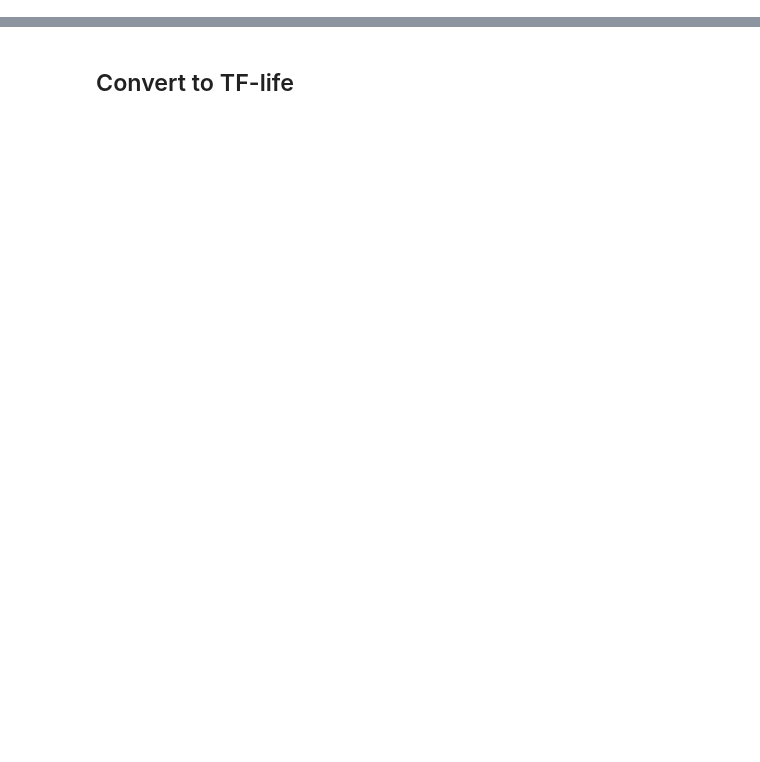
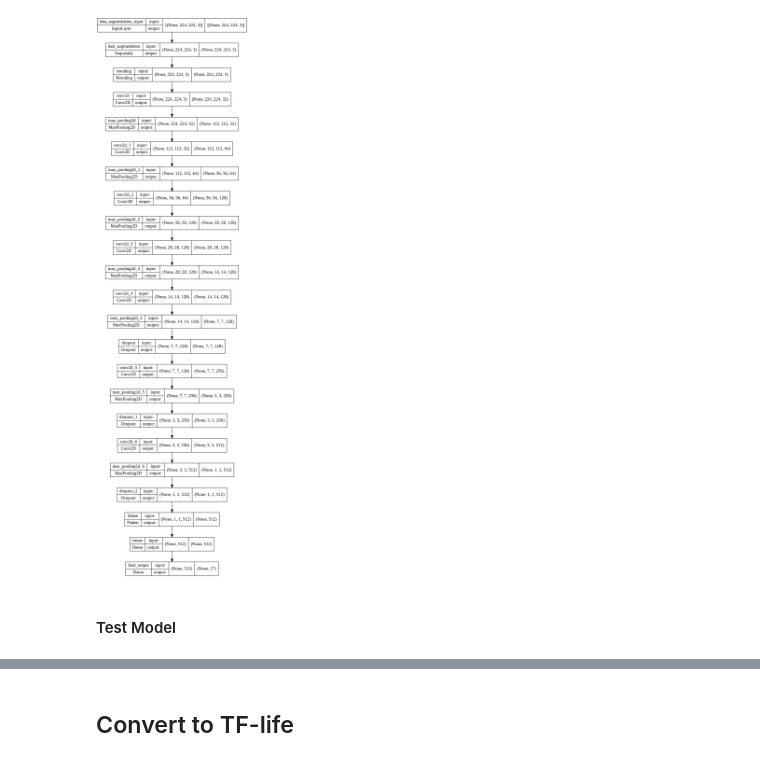
Before and after one commit to tnnz20/Dicoding-Lab, a Jupyter notebook: Machine-Learning-Path/Belajar-Pengembangan-Machine-Learning/Submission-3/klasifikasi_image.ipynb, the cells around one changed output, grey strips where cells are left out. Drawn from its saved outputs; the diff is of its cells as text; code cells hidden in the pictures; blank space fills up the shorter version.

```diff
--- a/Machine-Learning-Path/Belajar-Pengembangan-Machine-Learning/Submission-3/klasifikasi_image.ipynb
+++ b/Machine-Learning-Path/Belajar-Pengembangan-Machine-Learning/Submission-3/klasifikasi_image.ipynb
@@ -317,0 +166,9 @@ plt.show()
+# %%
+data_augmentation = tf.keras.Sequential(
+    layers=[
+        tf.keras.layers.experimental.preprocessing.RandomFlip("horizontal_and_vertical", input_shape=IMG_SIZE + (3,)),
+        tf.keras.layers.experimental.preprocessing.RandomRotation(0.1),
+        tf.keras.layers.experimental.preprocessing.RandomZoom(-0.1)
+        ],
+    name="data_augmentation"
+    )
@@ -317,0 +310,6 @@ plt.show()
+# %%
+tf.keras.utils.plot_model(model,show_shapes=True)
+# %% [output]
+[figure, added]
+# %% [markdown]
+#### Test Model
```
Also changed, not shown: parts of 80 cells of this notebook.
